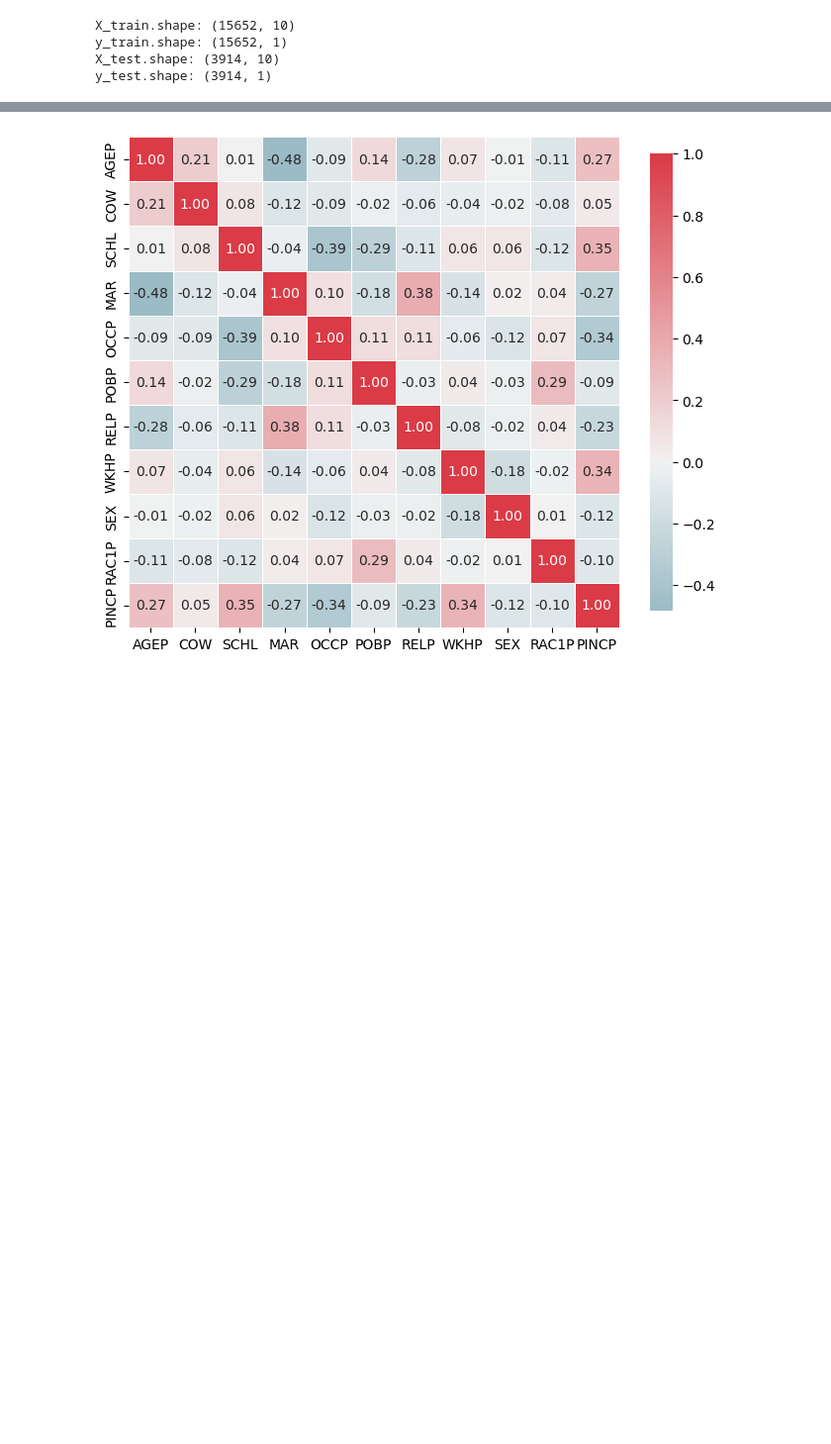
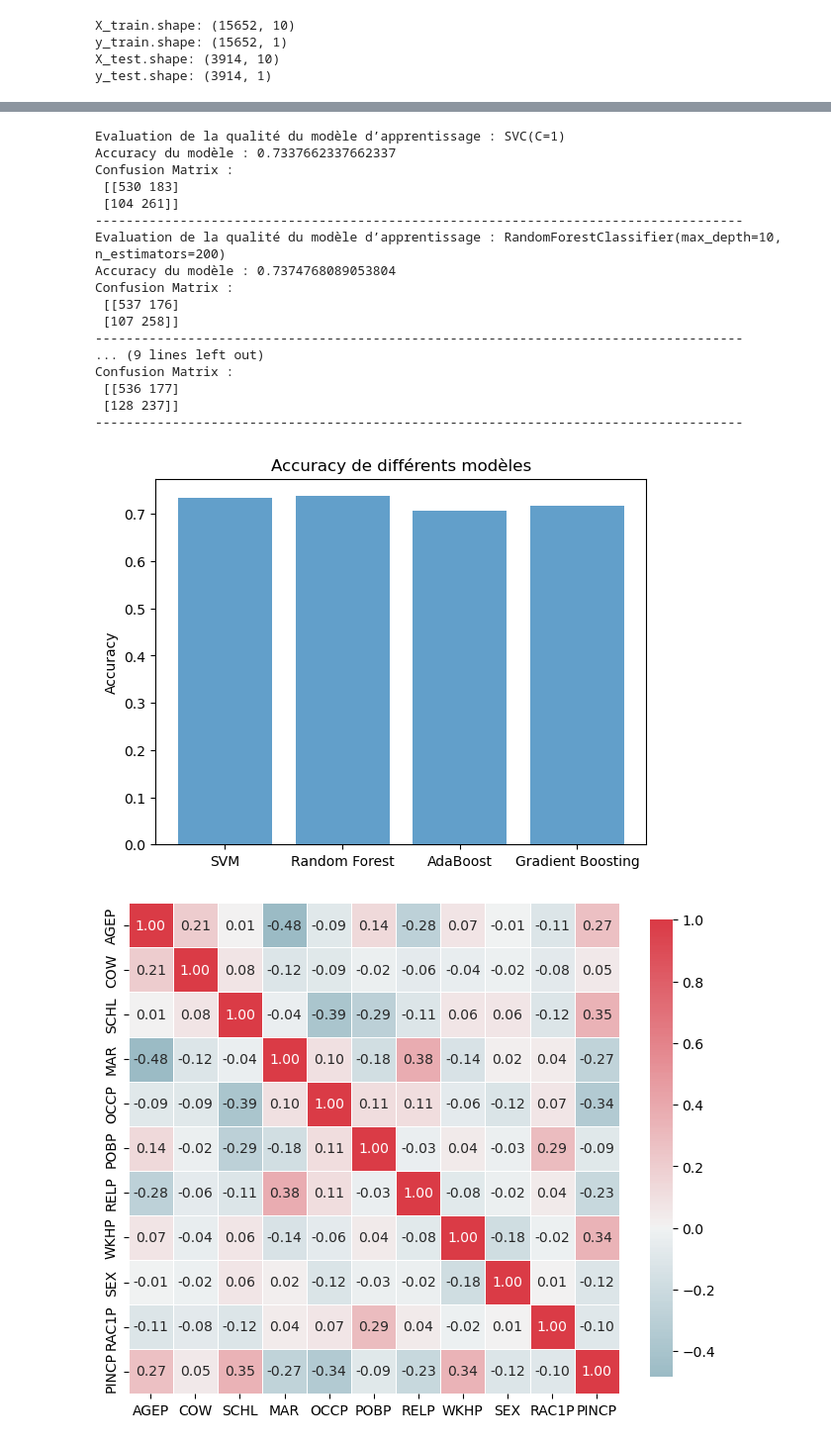
Before and after one commit to leilakhira/TpApprentissage, a Jupyter notebook: Untitled.ipynb, the cells around one changed output, grey strips where cells are left out. Shown at 99% size. Saved outputs shown, nothing was run; the diff lists cells and outputs as text; code cells hidden in the pictures; blank space fills up the shorter version.

```diff
--- a/Untitled.ipynb
+++ b/Untitled.ipynb
@@ -321,0 +368,4 @@ Confusion Matrix :
+# %%
+dataset_feature_ne = pd.read_csv("acsincome_ne_allfeaturesTP2.csv")
+dataset_labels_ne = pd.read_csv("acsincome_ne_labelTP2.csv")
+dataset_feature_ne.head()
@@ -322,3 +379,62 @@ Confusion Matrix :
+# %%
+X, y = shuffle(dataset_feature_ne, dataset_labels_ne)
+# only use the first N samples to limit training time
+num_samples = int(len(X)*0.1)
+X_, y_ = X[:num_samples], y[:num_samples]
+scaler  = StandardScaler()
+
+# Adapter le scaler aux données et le transformer
+X_scaled_ne = scaler.fit_transform(X_)
+# %%
+accuracies=[]
+def evaluation_metricsPredict(model):
+
+    # Faire des prédictions sur l'ensemble de test
+    y_pred = model.predict(X_scaled_ne)
+
+    # Évaluer l'accuracy
+    accuracy = accuracy_score(y_, y_pred)
+    print("Accuracy du modèle :", accuracy)
+    accuracies.append(accuracy)
+    # Afficher la confusion matrix
+    conf_matrix = confusion_matrix(y_, y_pred)
+    print("Confusion Matrix :\n", conf_matrix)
+    return accuracies
+
+for model in models:
+    print("Evaluation de la qualité du modèle d’apprentissage :",model)
+    accuracies = evaluation_metricsPredict(model)
+    print("------------------------------------------------------------------------------------")
+
+# Affichage du diagramme d'accuracy
+
+model_names = ['SVM', 'Random Forest', 'AdaBoost', 'Gradient Boosting']
+x_pos = np.arange(len(model_names))
+
+plt.bar(x_pos, accuracies, align='center', alpha=0.7)
+plt.xticks(x_pos, model_names)
+plt.ylabel('Accuracy')
+plt.title('Accuracy de différents modèles')
+plt.show()
+# %% [output]
+Evaluation de la qualité du modèle d’apprentissage : SVC(C=1)
+Accuracy du modèle : 0.7337662337662337
+Confusion Matrix :
+ [[530 183]
+ [104 261]]
+------------------------------------------------------------------------------------
+Evaluation de la qualité du modèle d’apprentissage : RandomForestClassifier(max_depth=10, n_estimators=200)
+Accuracy du modèle : 0.7374768089053804
+Confusion Matrix :
+ [[537 176]
+ [107 258]]
+------------------------------------------------------------------------------------
+... (9 lines left out)
+Confusion Matrix :
+ [[536 177]
+ [128 237]]
+------------------------------------------------------------------------------------
+[figure, added]
 # %%
 import matplotlib.pyplot as plt
 import seaborn as sns
```
Also changed, not shown: parts of 19 cells of this notebook, 2 other files.
